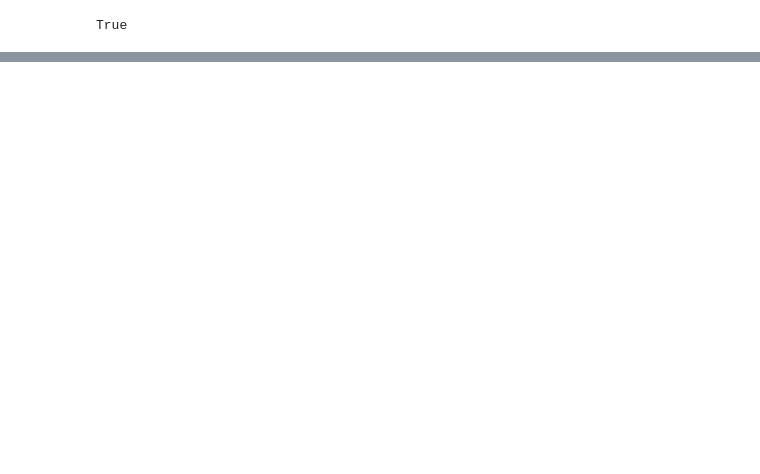
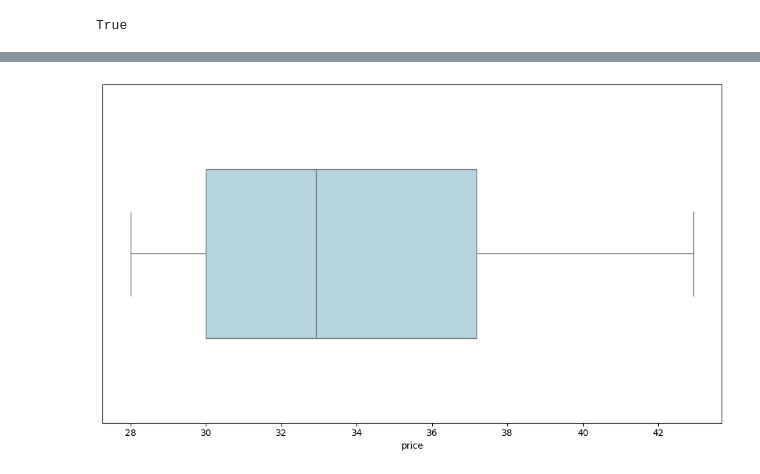
Before and after one commit to johnconh/PiscineData, a Jupyter notebook: data_analyst/ex02/mustache.ipynb, the cells around one changed output, grey strips where cells are left out. Saved outputs shown, nothing was run; the diff lists cells and outputs as text; code cells hidden in the pictures; blank space fills up the shorter version.

```diff
--- a/data_analyst/ex02/mustache.ipynb
+++ b/data_analyst/ex02/mustache.ipynb
@@ -72,0 +76,14 @@ plt.show()
+# %%
+basket_price_per_user = df.groupby('user_id')['price'].mean().reset_index()
+filtered_basket_price = basket_price_per_user[
+    (basket_price_per_user['price'] >= 28) & (basket_price_per_user['price'] <= 43)
+]
+
+plt.figure(figsize=(10, 6))
+sns.boxplot(x=filtered_basket_price['price'], color='lightblue', width=0.5)
+plt.xticks(np.arange(int(filtered_basket_price['price'].min()), int(filtered_basket_price['price'].max()) + 1, step=2))
+plt.tight_layout()
+plt.yticks([])
+plt.show()
+# %% [output]
+[figure, added]
```
Also changed, not shown: parts of 3 cells of this notebook, 5 other files.
